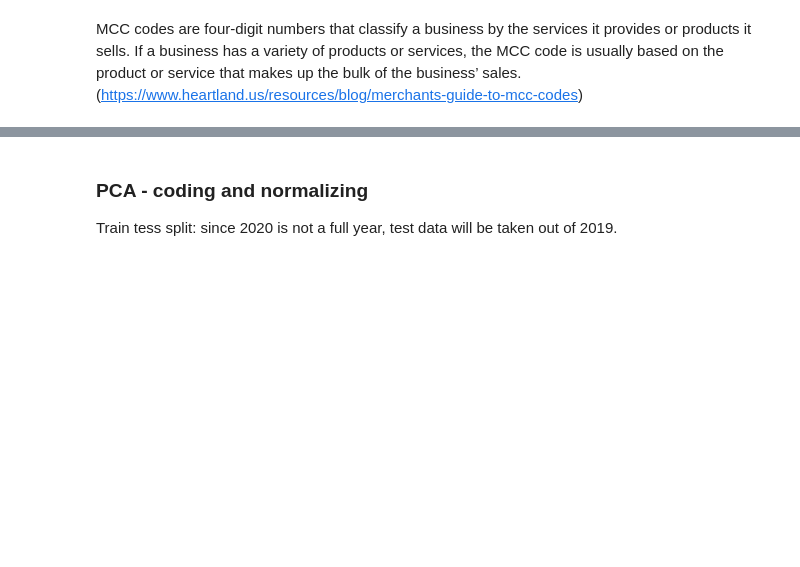
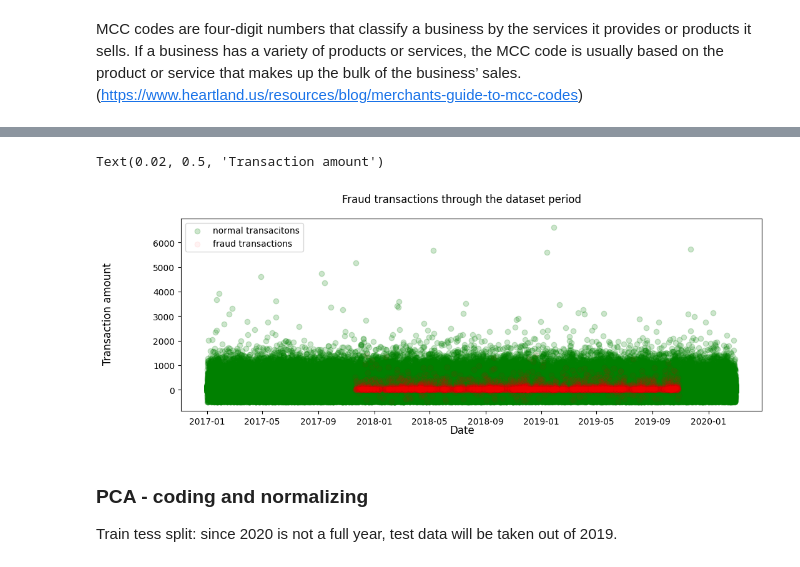
Before and after one commit to triggertiger/Model2Production, a Jupyter notebook: notebooks/eda.ipynb, the cells around one changed output, grey strips where cells are left out. Saved outputs shown, nothing was run; the diff lists cells and outputs as text; code cells hidden in the pictures; blank space fills up the shorter version.

```diff
--- a/notebooks/eda.ipynb
+++ b/notebooks/eda.ipynb
@@ -186,14 +299,17 @@ fig.supylabel('Aggregated amount per user')
 # %%
 # fraud accross time
 
 fig, ax = plt.subplots(figsize=(12, 4))
 ax.scatter(normal.index, normal['amount'], color='g', alpha=0.2, label='normal transacitons')
 ax.legend("Honest transactions")
 ax.scatter(fraud.index, fraud['amount'],color='r', alpha=0.05, label='fraud transactions')
 ax.legend()
-fig.suptitle('Amount per transaction for fraud and honest transactions')
+fig.suptitle('Fraud transactions through the dataset period')
 fig.supxlabel('Date')
 fig.supylabel('Transaction amount')
+# %% [output]
+Text(0.02, 0.5, 'Transaction amount')
+[figure, added]
 # %%
 fig, ax = plt.subplots(figsize=(17, 4))
 fig.suptitle('Fraud patterns relative to normal deal patterns')
```
Also changed, not shown: parts of 16 cells of this notebook, 2 other files.
